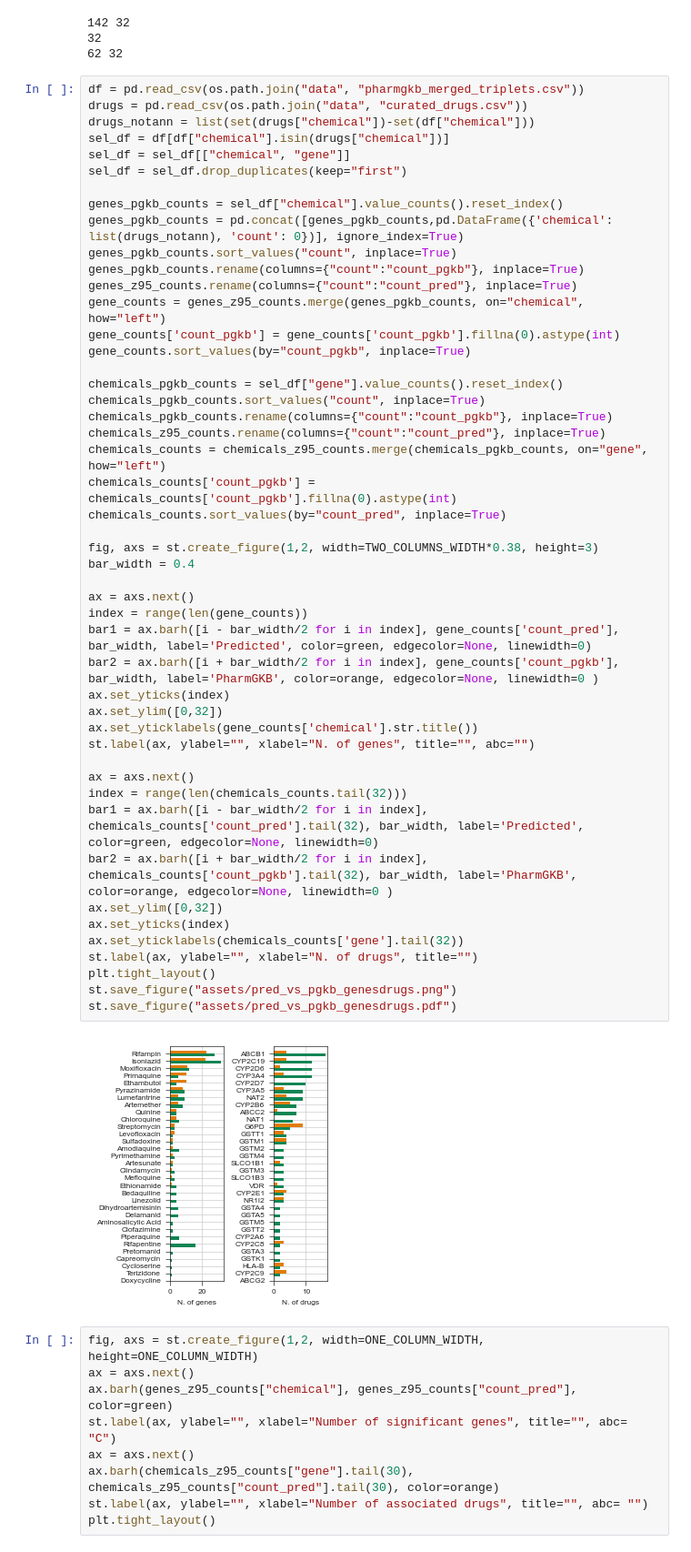
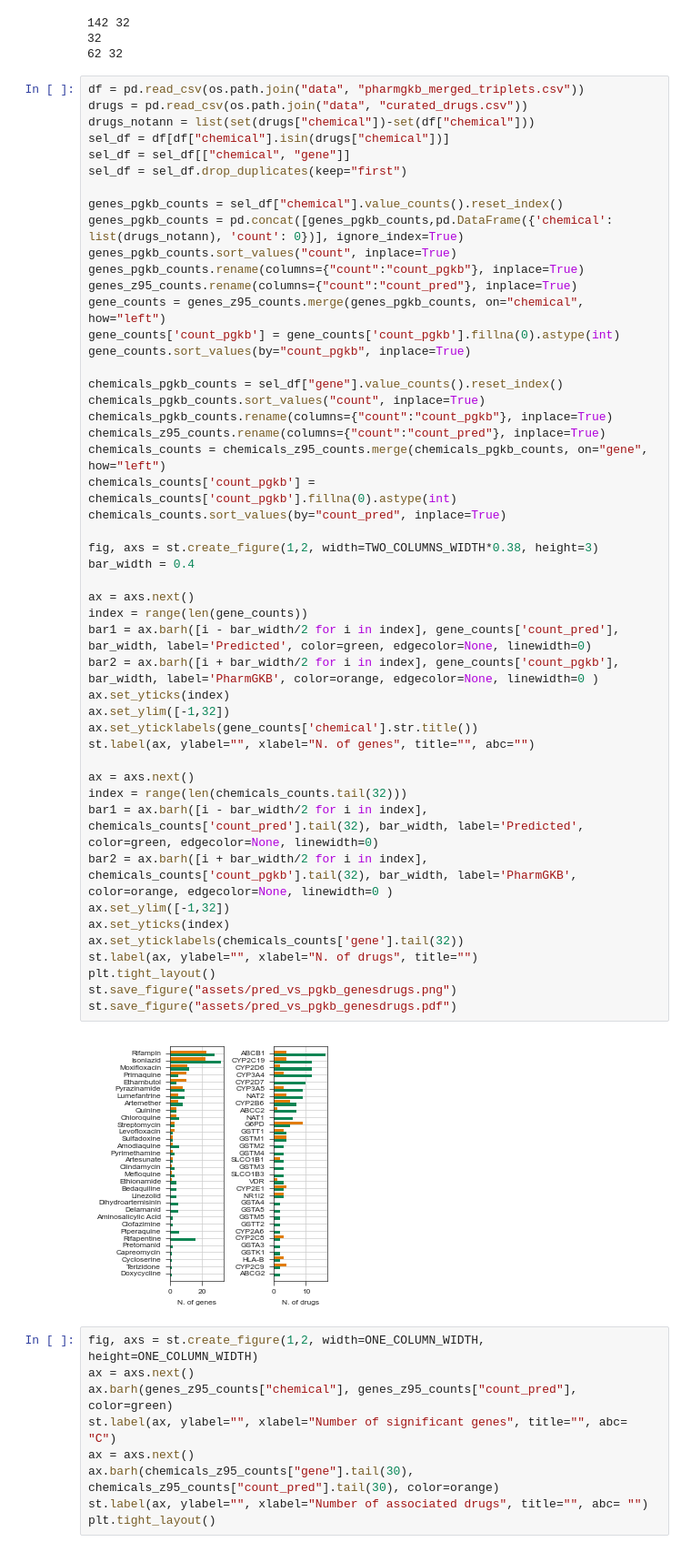
Before and after one commit to ersilia-os/pharmacogx-embeddings, a Jupyter notebook: paper/figure2_pred_vs_pgkb.ipynb, the cells around one changed output. Shown: that part at 91% size. Saved outputs shown, nothing was run; the diff lists cells and outputs as text.

```diff
--- a/paper/figure2_pred_vs_pgkb.ipynb
+++ b/paper/figure2_pred_vs_pgkb.ipynb
@@ -62,36 +62,36 @@ gene_counts.sort_values(by="count_pgkb", inplace=True)
 chemicals_pgkb_counts = sel_df["gene"].value_counts().reset_index()
 chemicals_pgkb_counts.sort_values("count", inplace=True)
 chemicals_pgkb_counts.rename(columns={"count":"count_pgkb"}, inplace=True)
 chemicals_z95_counts.rename(columns={"count":"count_pred"}, inplace=True)
 chemicals_counts = chemicals_z95_counts.merge(chemicals_pgkb_counts, on="gene", how="left")
 chemicals_counts['count_pgkb'] = chemicals_counts['count_pgkb'].fillna(0).astype(int)
 chemicals_counts.sort_values(by="count_pred", inplace=True)
 
 fig, axs = st.create_figure(1,2, width=TWO_COLUMNS_WIDTH*0.38, height=3)
 bar_width = 0.4
 
 ax = axs.next()
 index = range(len(gene_counts))
 bar1 = ax.barh([i - bar_width/2 for i in index], gene_counts['count_pred'], bar_width, label='Predicted', color=green, edgecolor=None, linewidth=0)
 bar2 = ax.barh([i + bar_width/2 for i in index], gene_counts['count_pgkb'], bar_width, label='PharmGKB', color=orange, edgecolor=None, linewidth=0 )
 ax.set_yticks(index)
-ax.set_ylim([0,32])
+ax.set_ylim([-1,32])
 ax.set_yticklabels(gene_counts['chemical'].str.title())
 st.label(ax, ylabel="", xlabel="N. of genes", title="", abc="")
 
 ax = axs.next()
 index = range(len(chemicals_counts.tail(32)))
 bar1 = ax.barh([i - bar_width/2 for i in index], chemicals_counts['count_pred'].tail(32), bar_width, label='Predicted', color=green, edgecolor=None, linewidth=0)
 bar2 = ax.barh([i + bar_width/2 for i in index], chemicals_counts['count_pgkb'].tail(32), bar_width, label='PharmGKB', color=orange, edgecolor=None, linewidth=0 )
-ax.set_ylim([0,32])
+ax.set_ylim([-1,32])
 ax.set_yticks(index)
 ax.set_yticklabels(chemicals_counts['gene'].tail(32))
 st.label(ax, ylabel="", xlabel="N. of drugs", title="")
 plt.tight_layout()
 st.save_figure("assets/pred_vs_pgkb_genesdrugs.png")
 st.save_figure("assets/pred_vs_pgkb_genesdrugs.pdf")
 # %% [output]
-[figure, old version]
+[figure, new version]
 # %%
 fig, axs = st.create_figure(1,2, width=ONE_COLUMN_WIDTH, height=ONE_COLUMN_WIDTH)
 ax = axs.next()
```
Also changed, not shown: 2 other files.
